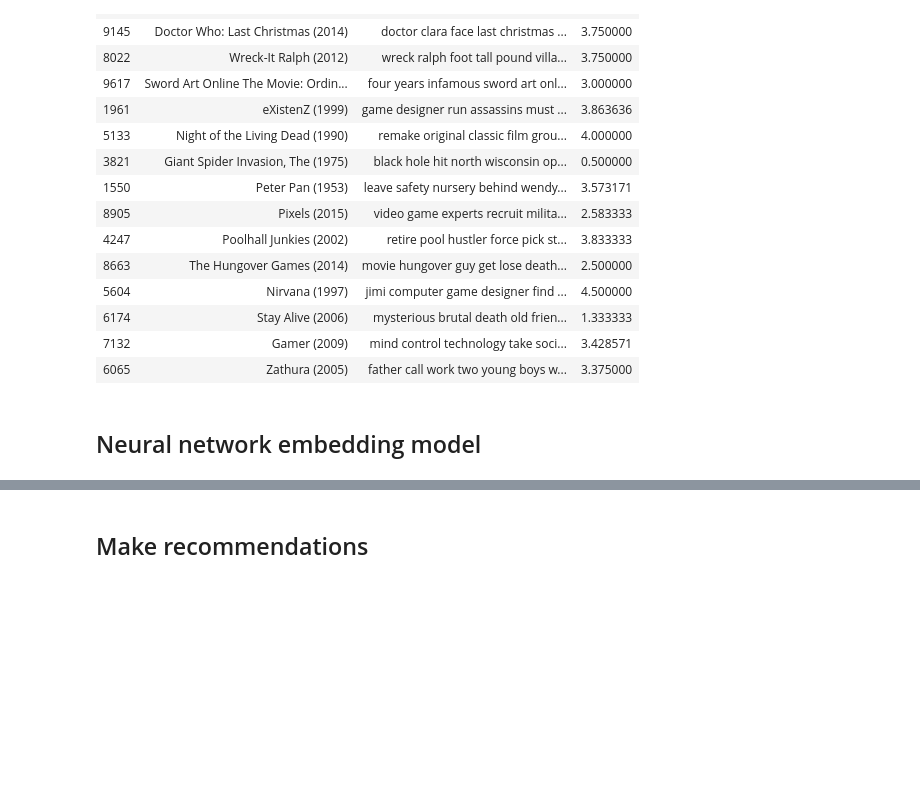
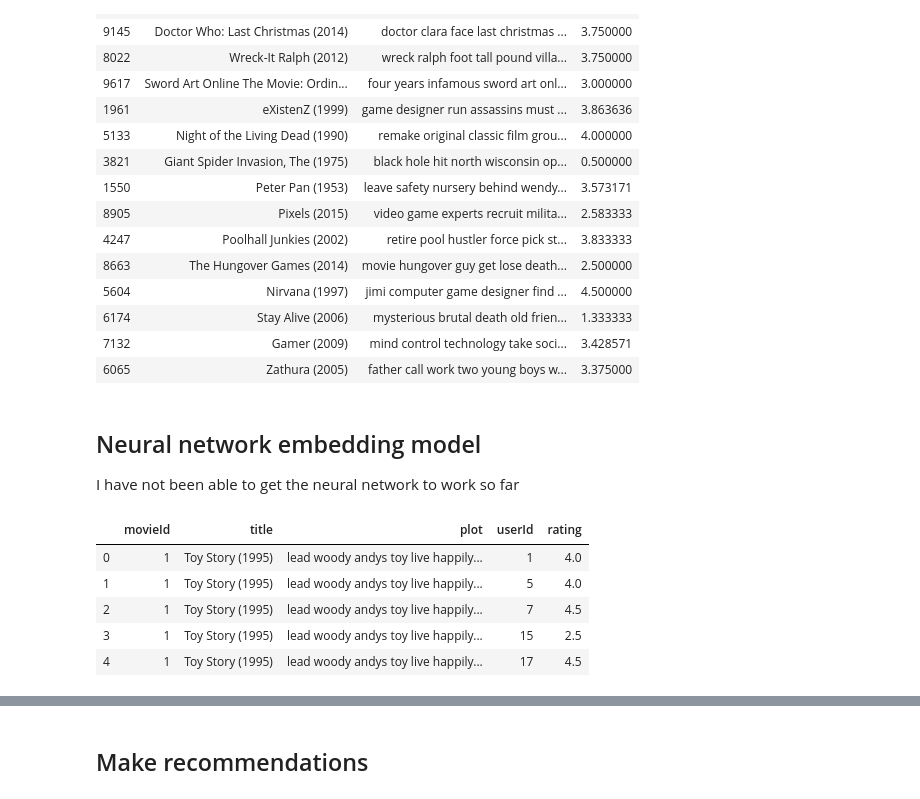
Before and after one commit to CaryMosley/Mod4ProjectRecommendation, a Jupyter notebook: RecSystem.ipynb, the cells around one changed output, grey strips where cells are left out. Drawn from its saved outputs; the diff is of its cells as text; code cells hidden in the pictures; blank space fills up the shorter version.

Commit message:
neural net non-functional

```diff
--- a/RecSystem.ipynb
+++ b/RecSystem.ipynb
@@ -1242,5 +1248,6 @@ content_recommendations('Jumanji (1995)',15)
 | 6174 | Stay Alive (2006) | mysterious brutal death old frien... | 1.333333 |
 | 7132 | Gamer (2009) | mind control technology take soci... | 3.428571 |
 | 6065 | Zathura (2005) | father call work two young boys w... | 3.375000 |
-# %% [markdown]
-## Neural network embedding model
+# %% [markdown]
+## Neural network embedding model
+I have not been able to get the neural network to work so far
@@ -1246,0 +1269,12 @@ content_recommendations('Jumanji (1995)',15)
+# %%
+nn_df = nlp_df.merge(ratings_df)
+# %%
+nn_df.drop(columns=['imdbId','tmdbId','genres'],inplace=True)
+nn_df.head()
+# %% [output]
+|  | movieId | title | plot | userId | rating |
+| 0 | 1 | Toy Story (1995) | lead woody andys toy live happily... | 1 | 4.0 |
+| 1 | 1 | Toy Story (1995) | lead woody andys toy live happily... | 5 | 4.0 |
+| 2 | 1 | Toy Story (1995) | lead woody andys toy live happily... | 7 | 4.5 |
+| 3 | 1 | Toy Story (1995) | lead woody andys toy live happily... | 15 | 2.5 |
+| 4 | 1 | Toy Story (1995) | lead woody andys toy live happily... | 17 | 4.5 |
```
Also changed, not shown: parts of 29 cells of this notebook.
